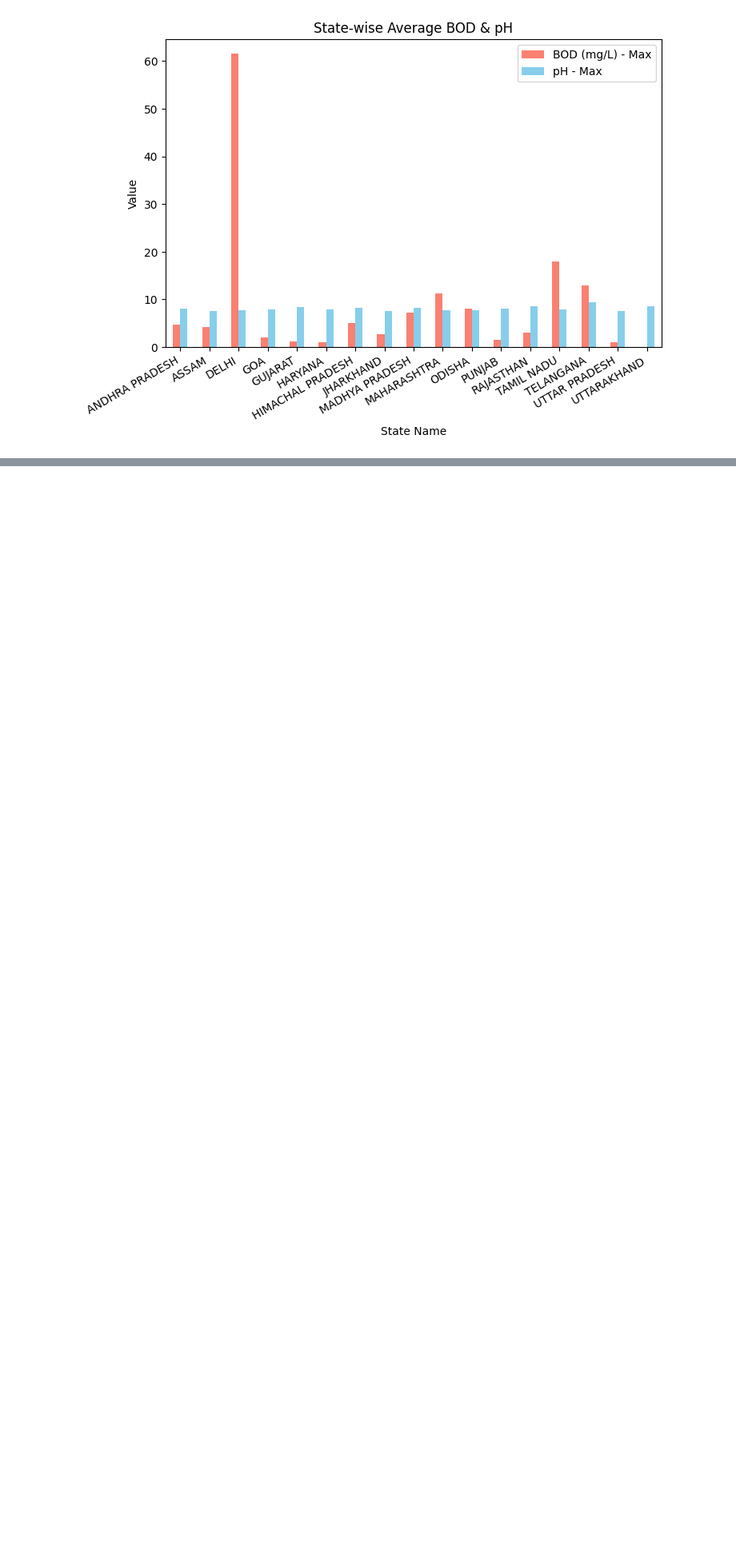
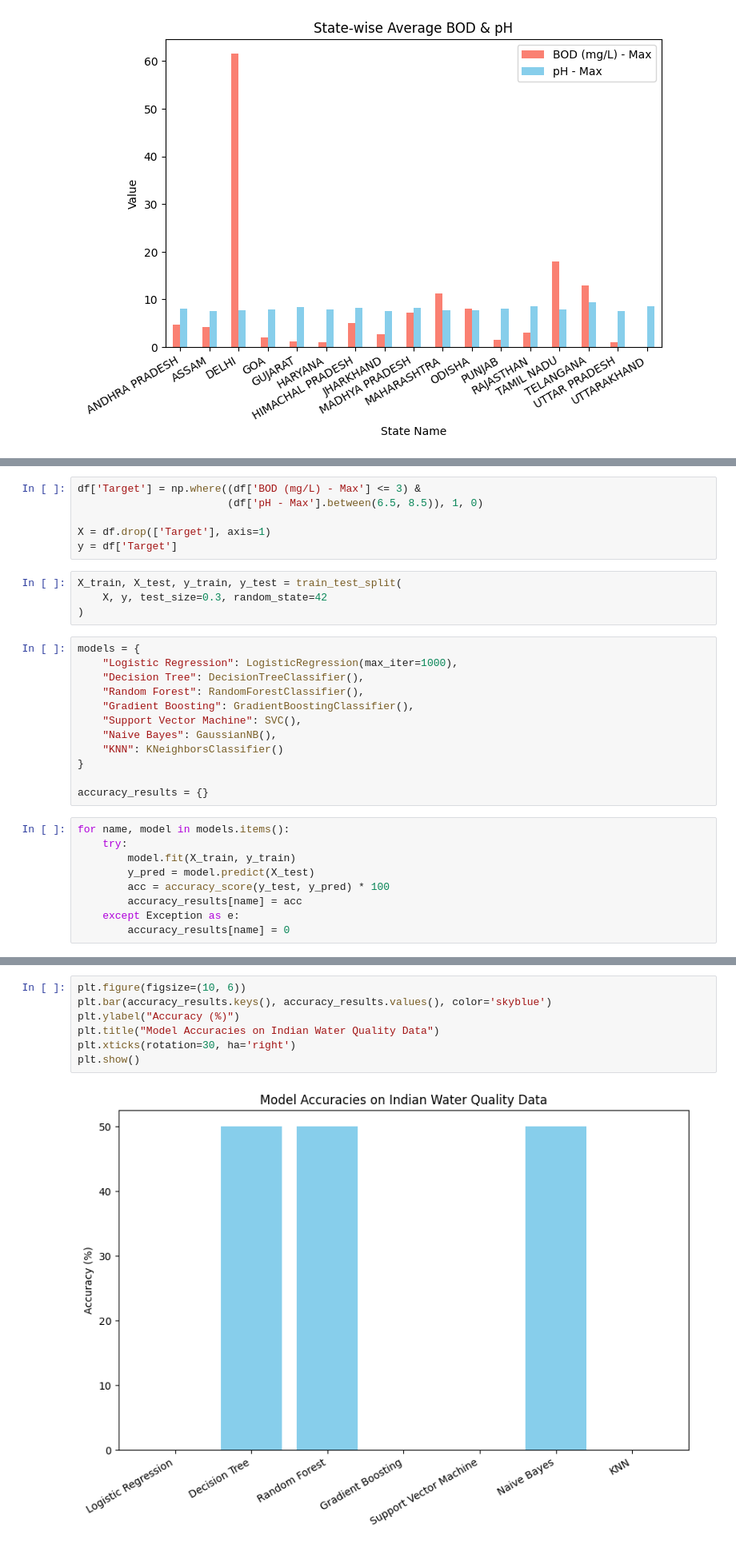
Before and after one commit to Subhabrata0010/Indian_water_quality, a Jupyter notebook: analysis.ipynb, the cells around one changed output, grey strips where cells are left out. Shown at 80% size. Cells and saved outputs as stored; diff of their text form; blank space fills up the shorter version.

```diff
--- a/analysis.ipynb
+++ b/analysis.ipynb
@@ -172,0 +225,31 @@ plt.show()
+# %%
+df['Target'] = np.where((df['BOD (mg/L) - Max'] <= 3) &
+                        (df['pH - Max'].between(6.5, 8.5)), 1, 0)
+
+X = df.drop(['Target'], axis=1)
+y = df['Target']
+# %%
+X_train, X_test, y_train, y_test = train_test_split(
+    X, y, test_size=0.3, random_state=42
+)
+# %%
+models = {
+    "Logistic Regression": LogisticRegression(max_iter=1000),
+    "Decision Tree": DecisionTreeClassifier(),
+    "Random Forest": RandomForestClassifier(),
+    "Gradient Boosting": GradientBoostingClassifier(),
+    "Support Vector Machine": SVC(),
+    "Naive Bayes": GaussianNB(),
+    "KNN": KNeighborsClassifier()
+}
+
+accuracy_results = {}
+# %%
+for name, model in models.items():
+    try:
+        model.fit(X_train, y_train)
+        y_pred = model.predict(X_test)
+        acc = accuracy_score(y_test, y_pred) * 100
+        accuracy_results[name] = acc
+    except Exception as e:
+        accuracy_results[name] = 0
@@ -172,0 +269,9 @@ plt.show()
+# %%
+plt.figure(figsize=(10, 6))
+plt.bar(accuracy_results.keys(), accuracy_results.values(), color='skyblue')
+plt.ylabel("Accuracy (%)")
+plt.title("Model Accuracies on Indian Water Quality Data")
+plt.xticks(rotation=30, ha='right')
+plt.show()
+# %% [output]
+[figure, added]
```
Also changed, not shown: parts of 7 cells of this notebook.
